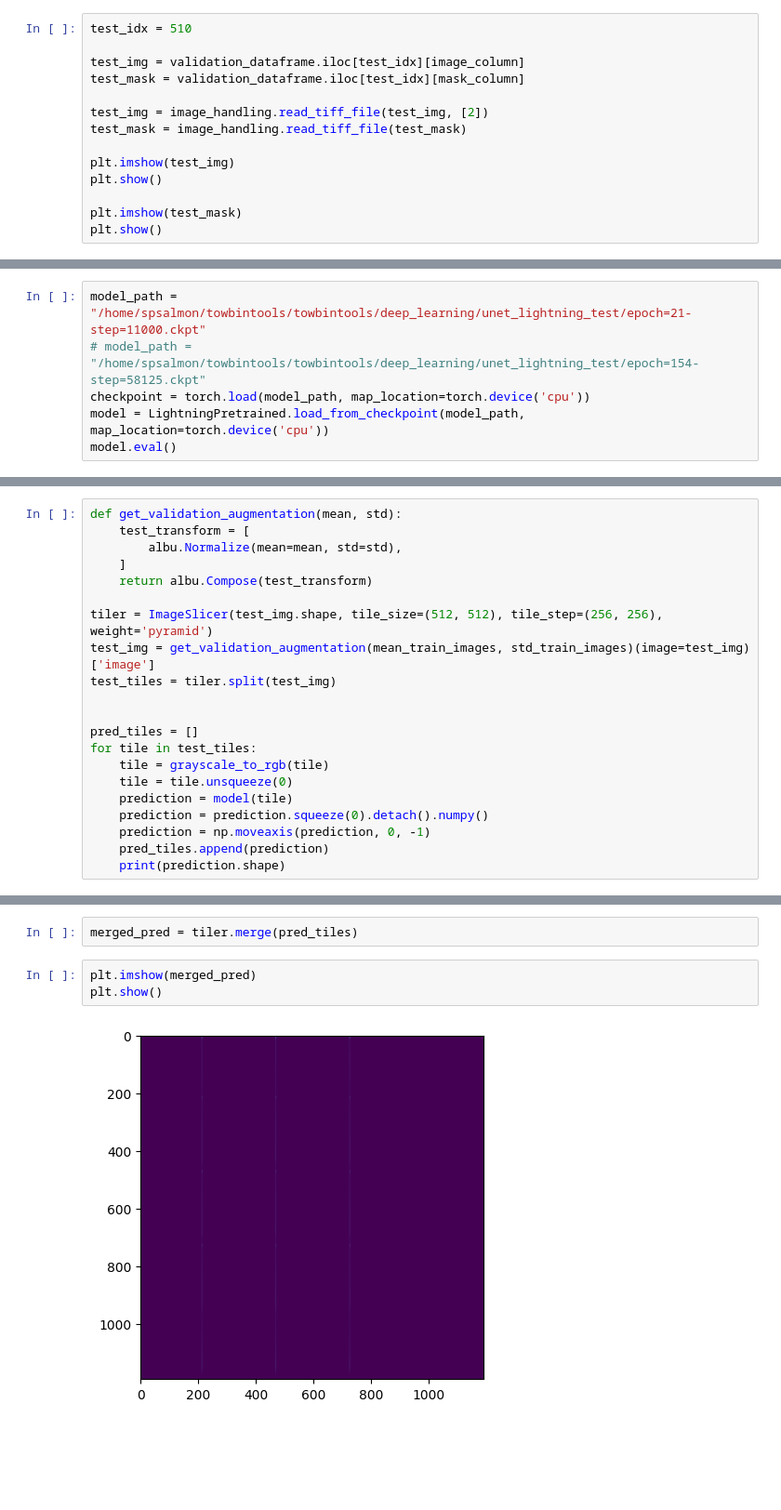
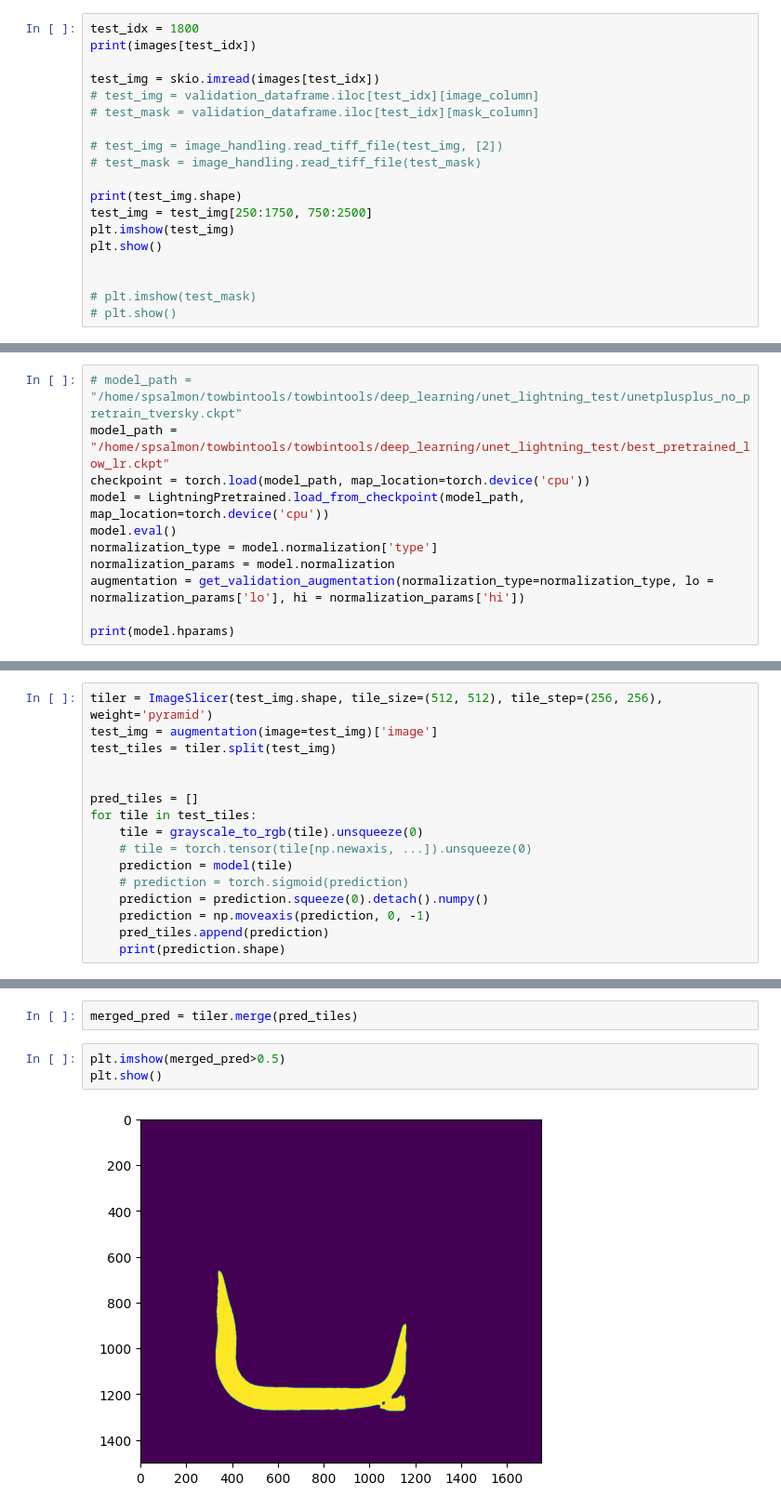
Before and after one commit to spsalmon/towbintools, a Jupyter notebook: towbintools/deep_learning/test_network.ipynb, the cells around one changed output, grey strips where cells are left out. Shown at 93% size. Saved outputs shown, nothing was run; the diff lists cells and outputs as text; blank space fills up the shorter version.

Commit message:
changes to the deep learning part

```diff
--- a/towbintools/deep_learning/test_network.ipynb
+++ b/towbintools/deep_learning/test_network.ipynb
@@ -112,15 +158,20 @@ class LightningPretrained(pl.LightningModule):
 # %%
-test_idx = 510
+test_idx = 1800
+print(images[test_idx])
 
-test_img = validation_dataframe.iloc[test_idx][image_column]
-test_mask = validation_dataframe.iloc[test_idx][mask_column]
+test_img = skio.imread(images[test_idx])
+# test_img = validation_dataframe.iloc[test_idx][image_column]
+# test_mask = validation_dataframe.iloc[test_idx][mask_column]
 
-test_img = image_handling.read_tiff_file(test_img, [2])
-test_mask = image_handling.read_tiff_file(test_mask)
+# test_img = image_handling.read_tiff_file(test_img, [2])
+# test_mask = image_handling.read_tiff_file(test_mask)
 
+print(test_img.shape)
+test_img = test_img[250:1750, 750:2500]
 plt.imshow(test_img)
 plt.show()
 
-plt.imshow(test_mask)
-plt.show()
+
+# plt.imshow(test_mask)
+# plt.show()
 # %% [output]
@@ -129,7 +181,12 @@ plt.show()
 # %%
-model_path = "/home/spsalmon/towbintools/towbintools/deep_learning/unet_lightning_test/epoch=21-step=11000.ckpt"
-# model_path = "/home/spsalmon/towbintools/towbintools/deep_learning/unet_lightning_test/epoch=154-step=58125.ckpt"
+# model_path = "/home/spsalmon/towbintools/towbintools/deep_learning/unet_lightning_test/unetplusplus_no_pretrain_tversky.ckpt"
+model_path = "/home/spsalmon/towbintools/towbintools/deep_learning/unet_lightning_test/best_pretrained_low_lr.ckpt"
 checkpoint = torch.load(model_path, map_location=torch.device('cpu'))
 model = LightningPretrained.load_from_checkpoint(model_path, map_location=torch.device('cpu'))
 model.eval()
+normalization_type = model.normalization['type']
+normalization_params = model.normalization
+augmentation = get_validation_augmentation(normalization_type=normalization_type, lo = normalization_params['lo'], hi = normalization_params['hi'])
+
+print(model.hparams)
 # %% [output]
@@ -153,20 +199,15 @@ LightningPretrained(
 # %%
-def get_validation_augmentation(mean, std):
-    test_transform = [
-        albu.Normalize(mean=mean, std=std),
-    ]
-    return albu.Compose(test_transform)
-
 tiler = ImageSlicer(test_img.shape, tile_size=(512, 512), tile_step=(256, 256), weight='pyramid')
-test_img = get_validation_augmentation(mean_train_images, std_train_images)(image=test_img)['image']
+test_img = augmentation(image=test_img)['image']
 test_tiles = tiler.split(test_img)
 
 
 pred_tiles = []
 for tile in test_tiles:
-    tile = grayscale_to_rgb(tile)
-    tile = tile.unsqueeze(0)
+    tile = grayscale_to_rgb(tile).unsqueeze(0)
+    # tile = torch.tensor(tile[np.newaxis, ...]).unsqueeze(0)
     prediction = model(tile)
+    # prediction = torch.sigmoid(prediction)
     prediction = prediction.squeeze(0).detach().numpy()
     prediction = np.moveaxis(prediction, 0, -1)
     pred_tiles.append(prediction)
@@ -191,7 +233,7 @@ for tile in test_tiles:
 # %%
 merged_pred = tiler.merge(pred_tiles)
 # %%
-plt.imshow(merged_pred)
+plt.imshow(merged_pred>0.5)
 plt.show()
 # %% [output]
-[figure, old version]
+[figure, new version]
```
Also changed, not shown: parts of 8 cells of this notebook, 17 other files.
